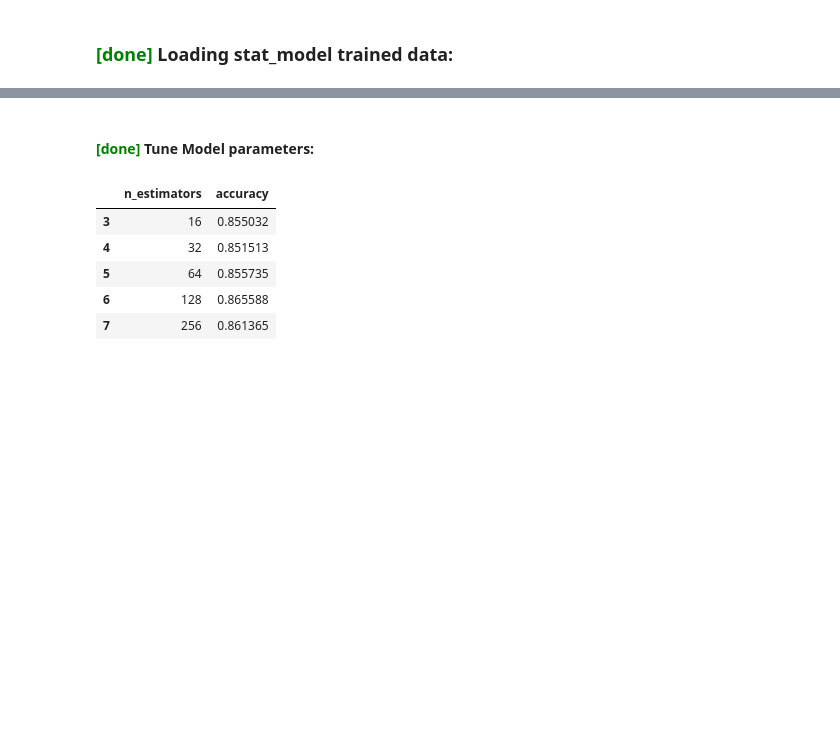
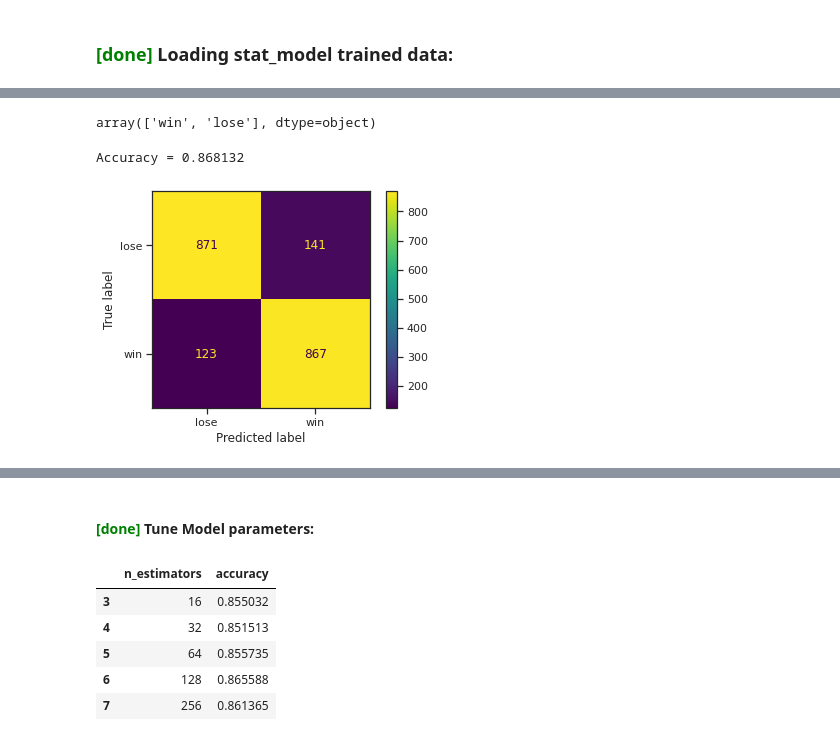
Before and after one commit to sagi778/ufc_fights_Predictor, a Jupyter notebook: notebooks/result_model_training.ipynb, the cells around one changed output, grey strips where cells are left out. Cells and saved outputs as stored; diff of their text form; code cells hidden in the pictures; blank space fills up the shorter version.

```diff
--- a/notebooks/result_model_training.ipynb
+++ b/notebooks/result_model_training.ipynb
@@ -49,0 +50,9 @@ df.tail(3)
+# %%
+# set result column to binary
+for i in range(len(df)):
+    if df.loc[i,'result'] == 'win':
+        df.loc[i,'result'] = 1
+    else:
+        df.loc[i,'result'] = 0
+
+df.result.unique()
@@ -49,0 +61,4 @@ df.tail(3)
+# %%
+xgboost_clf = set_xgboost_clf(X_columns=X, y_columns=y, data=df, n=200, learning_rate=0.2, subsample=0.4, max_depth=1)
+df = set_predictions(model=xgboost_clf, data=df, X_columns=X, y_columns=y)
+df.tail(3)
@@ -49,0 +70,22 @@ df.tail(3)
+# %%
+# set result column back to 'win'/'lose'
+for i in range(len(df)):
+
+    if df.loc[i,'result'] == 1:
+        df.loc[i,'result'] = 'win'
+    else:
+        df.loc[i,'result'] = 'lose'
+
+    if df.loc[i,'result_pred'] == 1:
+        df.loc[i,'result_pred'] = 'win'
+    else:
+        df.loc[i,'result_pred'] = 'lose'
+
+df.result.unique()
+# %% [output]
+array(['win', 'lose'], dtype=object)
+# %%
+get_model_evaluation(data=df,y_column='result')
+# %% [output]
+Accuracy = 0.868132
+[figure, added]
```
Also changed, not shown: parts of 7 cells of this notebook, 2 other files.
